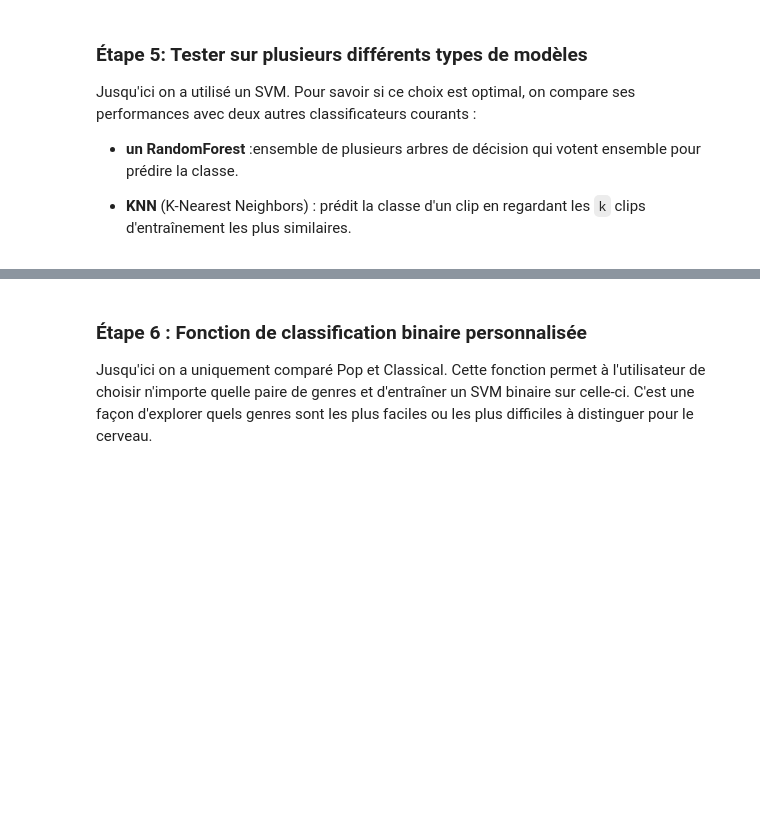
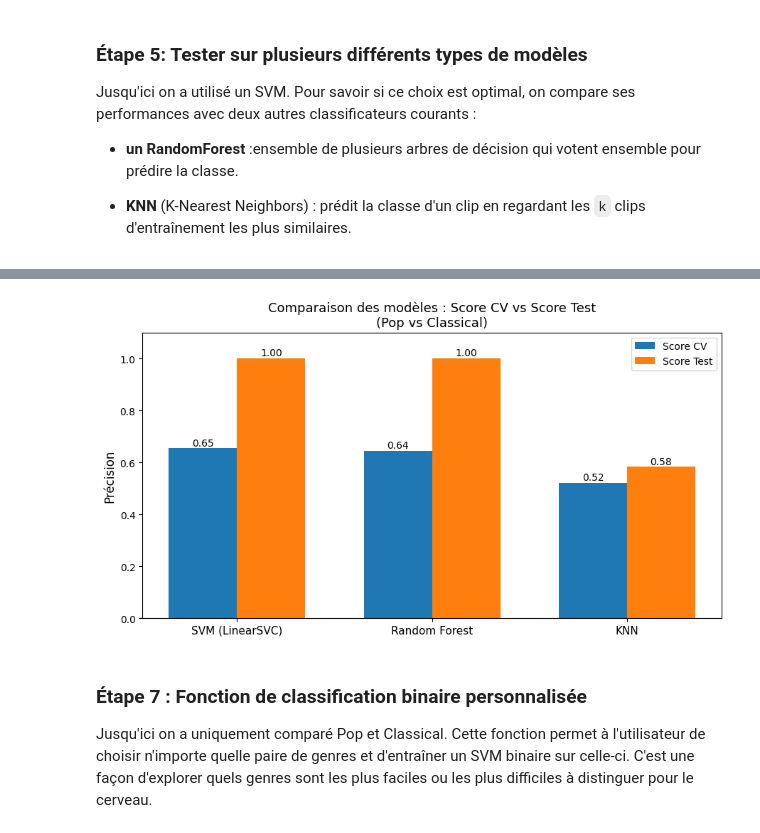
Before and after one commit to psy3019-6973-2026/BuuNguyen_Exercise_5, a Jupyter notebook: tasks/task_2.ipynb, the cells around one changed output, grey strips where cells are left out. Drawn from its saved outputs; the diff is of its cells as text; code cells hidden in the pictures; blank space fills up the shorter version.

```diff
--- a/tasks/task_2.ipynb
+++ b/tasks/task_2.ipynb
@@ -246,11 +240,7 @@ Précision sur le test : 0.917
 from sklearn.neighbors import KNeighborsClassifier
 
 # --- Pipeline KNN ---
-pipeline_KNN = Pipeline([
-    ('scaler', StandardScaler()),
-    ('pca',    PCA()),
-    ('knn',    KNeighborsClassifier())
-])
+pipeline_KNN = Pipeline([('scaler', StandardScaler()),('pca', PCA()),('knn', KNeighborsClassifier())])
 
 param_grid_KNN = {
     'pca__n_components': [10, 20, 50],
@@ -270,5 +269,46 @@ Précision sur le test : 0.5
+# %%
+# --- Graphique comparatif des 3 modèles ---
+modeles = ['SVM (LinearSVC)', 'Random Forest', 'KNN']
+
+scores_cv = [
+    grid_search.best_score_,
+    grid_search_randf.best_score_,
+    grid_search_kNN.best_score_
+]
+
+scores_test = [
+    grid_search.score(X_test_bin, y_test_bin),
+    grid_search_randf.score(X_test_bin, y_test_bin),
+    grid_search_kNN.score(X_test_bin, y_test_bin)
+]
+
+x = np.arange(len(modeles))
+width = 0.35
+
+fig, ax = plt.subplots(figsize=(9, 5))
+
+bars_cv   = ax.bar(x - width/2, scores_cv,   width, label='Score CV')
+bars_test = ax.bar(x + width/2, scores_test, width, label='Score Test')
+
+# Ajouter les valeurs sur les barres
+for bar in bars_cv:
+    ax.text(bar.get_x() + bar.get_width() / 2, bar.get_height() + 0.01, f'{bar.get_height():.2f}', ha='center')
+
+for bar in bars_test:
+    ax.text(bar.get_x() + bar.get_width() / 2, bar.get_height() + 0.01, f'{bar.get_height():.2f}', ha='center')
+
+ax.set_xticks(x)
+ax.set_xticklabels(modeles, fontsize=11)
+ax.set_ylabel('Précision', fontsize=12)
+ax.set_title('Comparaison des modèles : Score CV vs Score Test\n(Pop vs Classical)', fontsize=13)
+ax.set_ylim(0, 1.1)
+ax.legend()
+plt.tight_layout()
+plt.show()
+# %% [output]
+[figure, added]
 # %% [markdown]
-### Étape 6 : Fonction de classification binaire personnalisée
+### Étape 7 : Fonction de classification binaire personnalisée
 
 Jusqu'ici on a uniquement comparé Pop et Classical. Cette fonction permet à l'utilisateur de choisir n'importe quelle paire de genres et d'entraîner un SVM binaire sur celle-ci. C'est une façon d'explorer quels genres sont les plus faciles ou les plus difficiles à distinguer pour le cerveau.
 # %%
```
Also changed, not shown: parts of 9 cells of this notebook, 2 other files.
